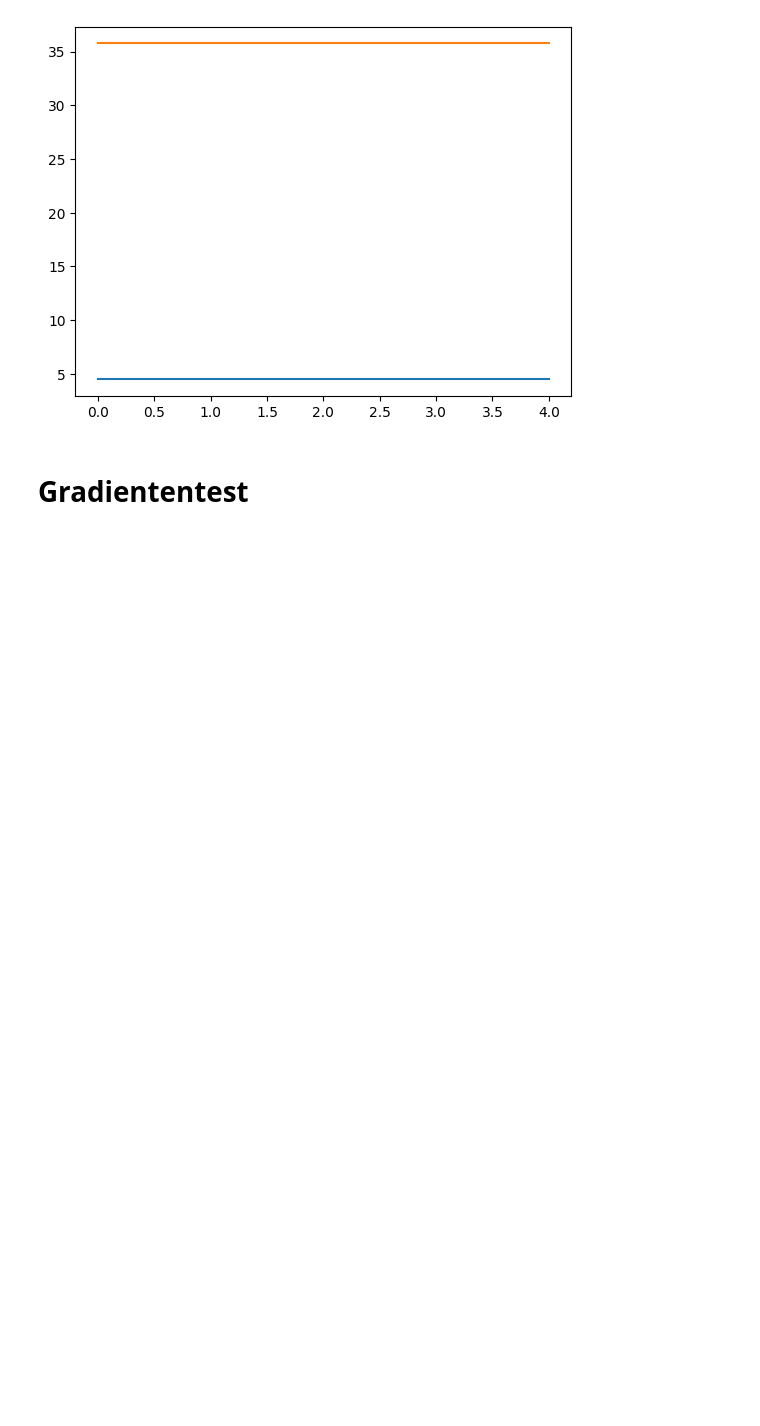
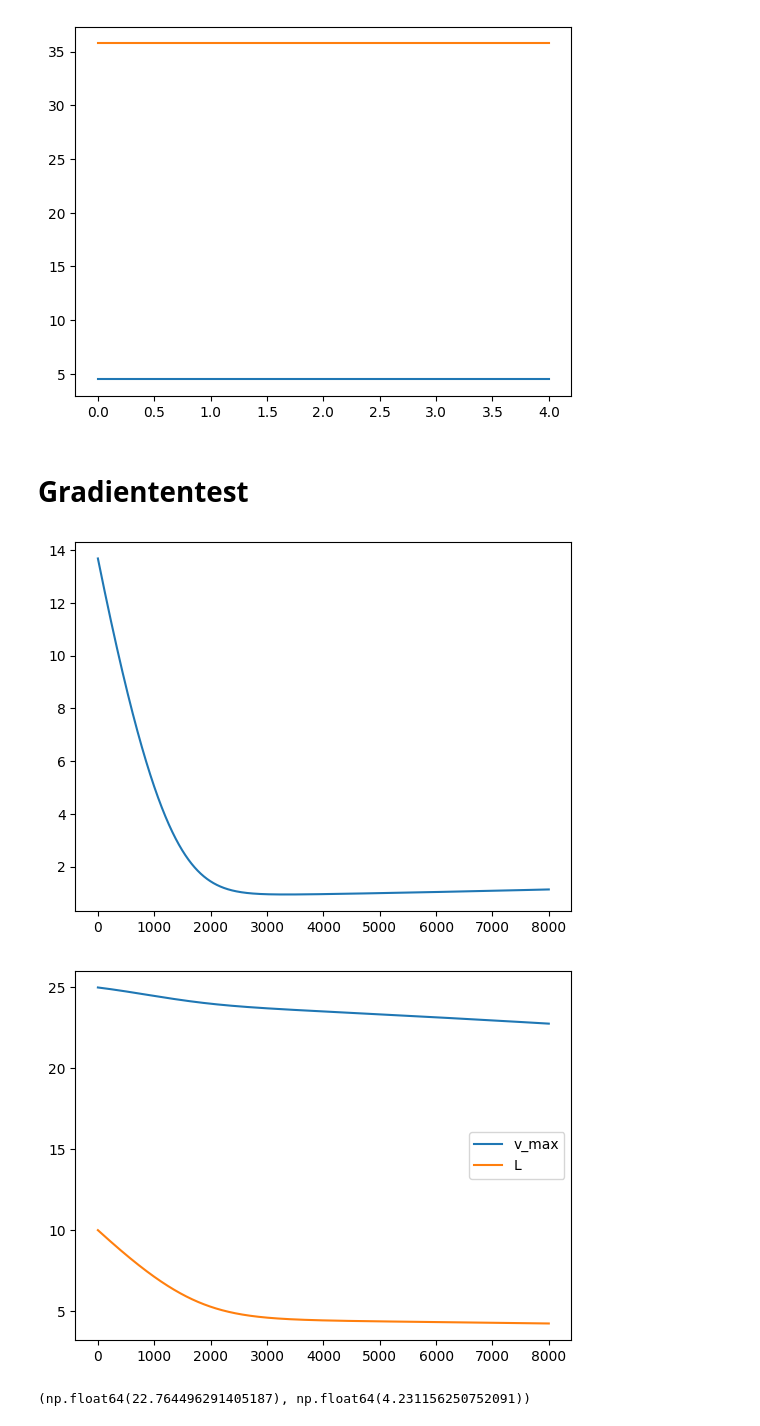
Before and after one commit to TimLockstedt/Opt1, a Jupyter notebook: A4_Tim.ipynb, the cells around one changed output. Cells and saved outputs as stored; diff of their text form; code cells hidden in the pictures; blank space fills up the shorter version.

Commit message:
gradient könnte tatsächlich richtig sein

```diff
--- a/A4_Tim.ipynb
+++ b/A4_Tim.ipynb
@@ -1460,32 +1370,56 @@ def gradient(P_ges, d, v_max, L, dt):
 # %%
-dt = 0.01
-L = 5 # 1
-v_max = 30# 30
+dt = 0.02
+L = 10 # 15
+v_max = 25 # 30
 N = 1
-M = 5000
+M = 8000 # 5000
+# # Datensatz 3
+# L = 5
+# v_max = 30
+# N = 1
+# M = 5000
+# dt = 0.02
+# sigma = 0.001
 gradients = np.zeros((2, N))
 vmax_arr = np.zeros(M)
 L_arr = np.zeros(M)
-sigma = 0.01 # Amijo Bed.
+sigma = [0.001, 0.001] # Amijo Bed.
 np.random.seed(42)
 grad_arr = np.zeros((M, 2))
 
 test = data_class("TrafficDataset/sequence_data1-1_1.mat")
 for j in range(M):
-	random_samples = [3]
+	random_samples = [5]
 	for k, sample in enumerate(random_samples):
 		test.set_numx(dt, L, v_max, model="log", n_dataset=sample)
 		Pges = test.pGes(dt, v_max)
 		d = np.array([test.d(i) for i in test.get_x().T]).T
-		sk = gradient(Pges, d, v_max, L, dt)
+		Teil_grad = test.gradient(Pges, d, v_max, L, dt)
 		# (update stepsize) bei uns fix
-		gradients[:, k] = sk
+		gradients[:, k] = Teil_grad
 	vmax_arr[j] = v_max
 	L_arr[j] = L
 	mittel_grad = np.sum(gradients, 1)/N
 	grad_arr[j,:] = mittel_grad
-	if v_max + sigma * mittel_grad[0] > 0:
-		v_max = v_max + sigma * mittel_grad[0]
-	if L + sigma * mittel_grad[1] > 0:
-		L = L + sigma * mittel_grad[1]
+	if v_max + sigma[0] * mittel_grad[0] > 0:
+		v_max = v_max + sigma[0] * mittel_grad[0]
+	if L + sigma[1] * mittel_grad[1] > 0:
+		L = L + sigma[1] * mittel_grad[1]
+
+
+import matplotlib.pyplot as plt
+def flatten(xss):
+    return [x for xs in xss for x in xs]
+Ges_J = test.get_gesJ()
+plt.plot(np.arange(len(Ges_J)), Ges_J)
+plt.show()
+plt.plot(np.arange(M), vmax_arr, label = "v_max")
+plt.plot(np.arange(M), L_arr, label = "L")
+plt.legend()
+plt.show()
+v_max, L
+# %% [output]
+[figure, added]
+[figure, added]
+(np.float64(22.764496291405187), np.float64(4.231156250752091))
 # %%
```
Also changed, not shown: parts of 10 cells of this notebook, 1 other file.
